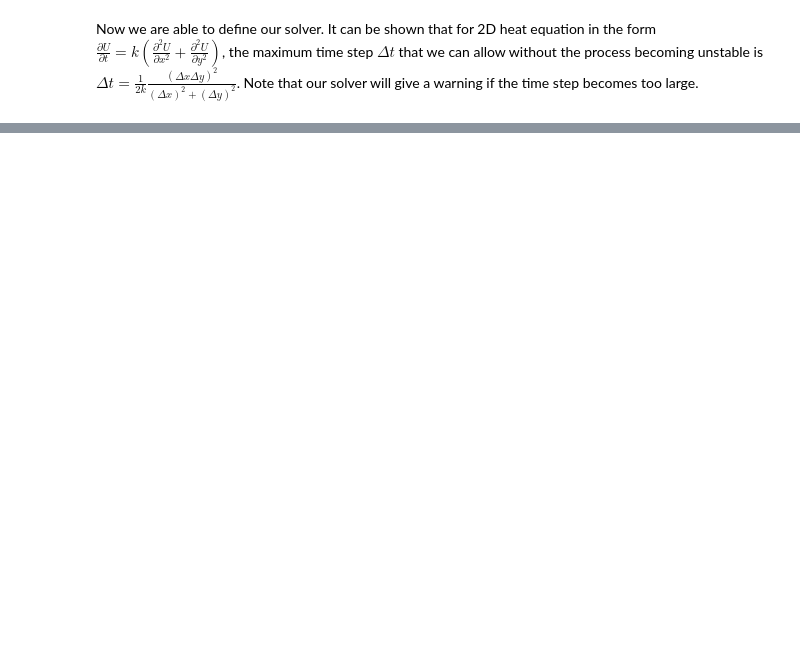
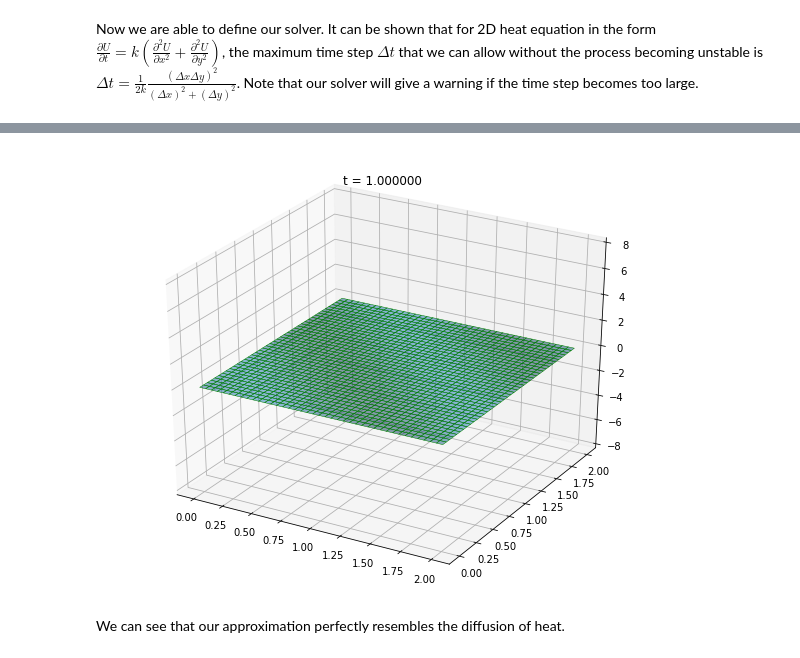
Before and after one commit to hbcbh1999/pdepy, a Jupyter notebook: docs/time_dependent_PDEs.ipynb, the cells around one changed output, grey strips where cells are left out. Cells and saved outputs as stored; diff of their text form; code cells hidden in the pictures; blank space fills up the shorter version.

```diff
--- a/docs/time_dependent_PDEs.ipynb
+++ b/docs/time_dependent_PDEs.ipynb
@@ -141,0 +174,8 @@ print(approximation[0])
+# %%
+fig = plt.figure(figsize=(10, 8)); ax = fig.add_subplot(1, 1, 1, projection='3d'); ax.set_zlim(-8, 8)
+ax.plot_surface(xx, yy, approximation[-1][1][-1], alpha=0.5, linewidth=0.5, edgecolors='g')
+plt.title('t = {:4f}'.format(approximation[-1][0][-1]));
+# %% [output]
+[figure, added]
+# %% [markdown]
+We can see that our approximation perfectly resembles the diffusion of heat.
```
Also changed, not shown: parts of 14 cells of this notebook.
